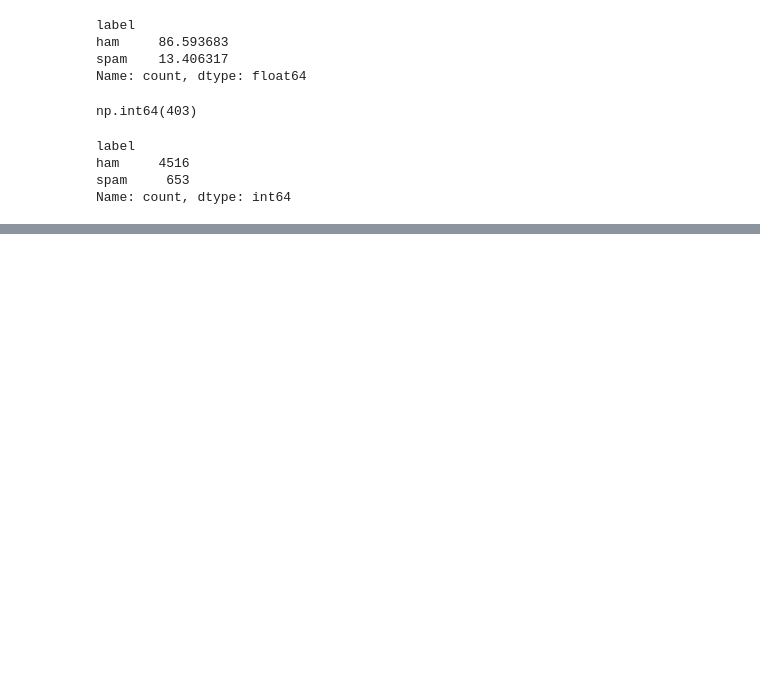
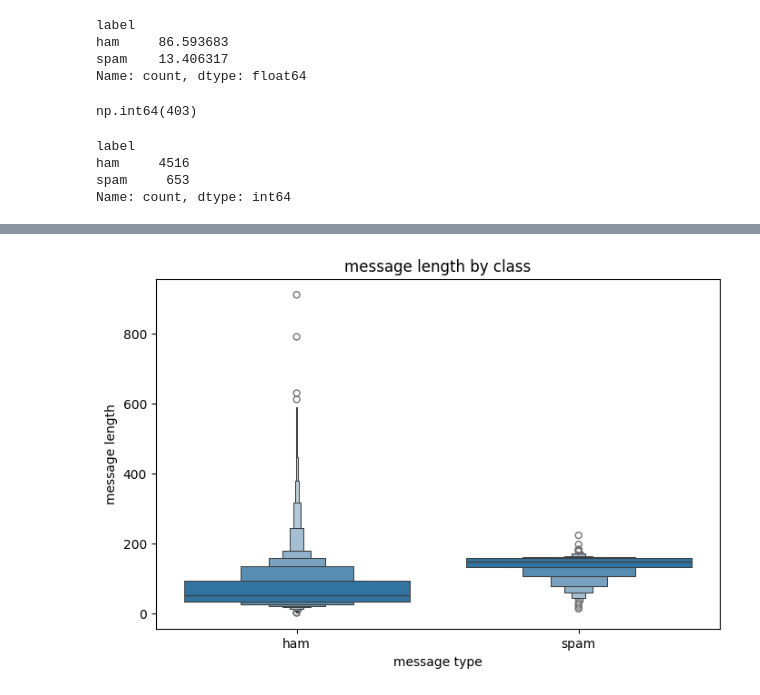
Before and after one commit to kimia-jamshidi/SMS-Spam-Detection, a Jupyter notebook: notebooks/01_data_understanding.ipynb, the cells around one changed output, grey strips where cells are left out. Cells and saved outputs as stored; diff of their text form; code cells hidden in the pictures; blank space fills up the shorter version.

```diff
--- a/notebooks/01_data_understanding.ipynb
+++ b/notebooks/01_data_understanding.ipynb
@@ -58,0 +118,11 @@ Name: count, dtype: int64
+# %%
+plt.figure(figsize=(8,5))
+
+sns.boxenplot(df, x='label', y='message_length')
+plt.title('message length by class')
+plt.xlabel('message type')
+plt.ylabel('message length')
+
+plt.show()
+# %% [output]
+[figure, added]
```
Also changed, not shown: parts of 13 cells of this notebook, 3 other files.
